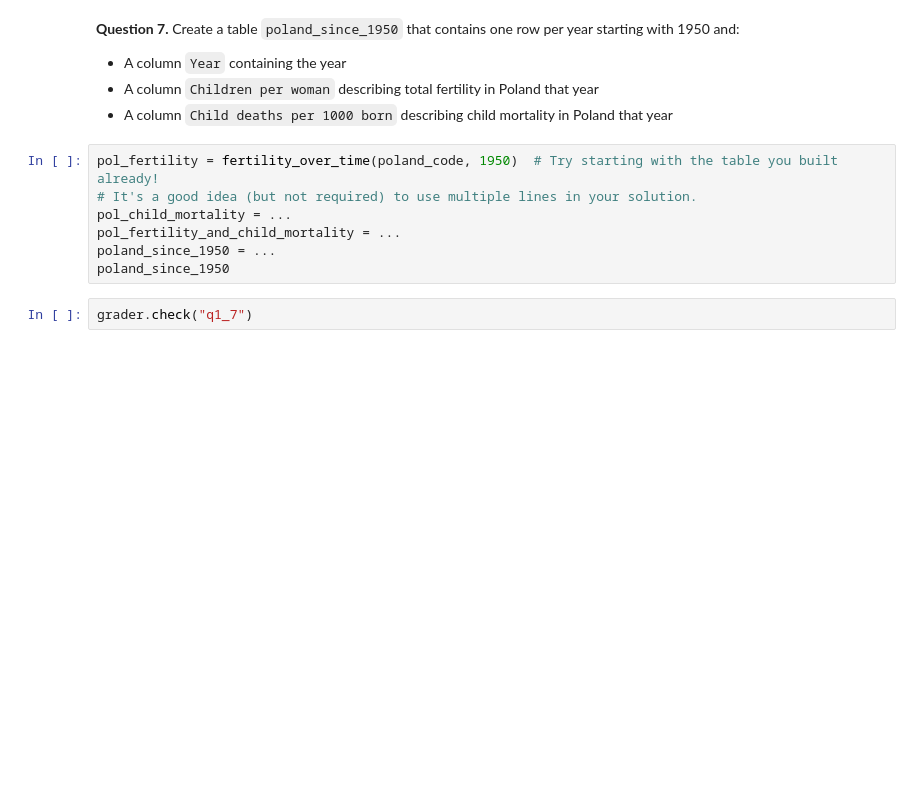
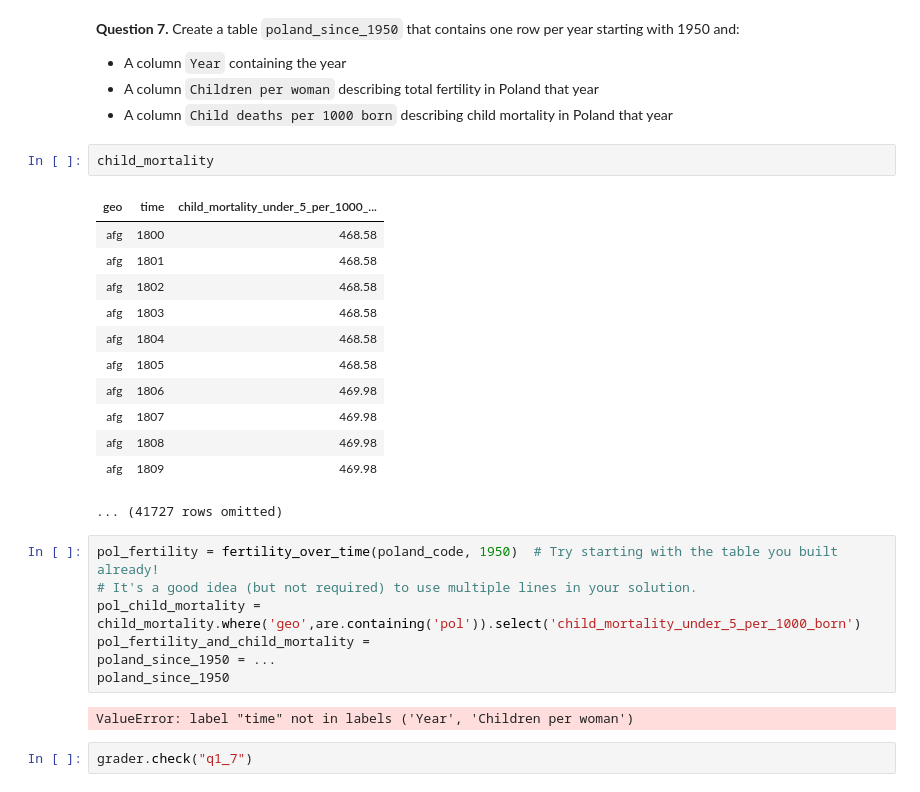
Before and after one commit to cplahn/cplahn_DATA_Fall, a Jupyter notebook: project1/project1.ipynb, the cells around one changed output. Saved outputs shown, nothing was run; the diff lists cells and outputs as text; blank space fills up the shorter version.

```diff
--- a/project1/project1.ipynb
+++ b/project1/project1.ipynb
@@ -298,13 +292,30 @@ It has been [observed](https://www.ageing.ox.ac.uk/download/143) that lower fert
 - A column `Year` containing the year
 - A column `Children per woman` describing total fertility in Poland that year
 - A column `Child deaths per 1000 born` describing child mortality in Poland that year
+# %%
+child_mortality
+# %% [output]
+| geo | time | child_mortality_under_5_per_1000_... |
+| afg | 1800 | 468.58 |
+| afg | 1801 | 468.58 |
+| afg | 1802 | 468.58 |
+| afg | 1803 | 468.58 |
+| afg | 1804 | 468.58 |
+| afg | 1805 | 468.58 |
+| afg | 1806 | 469.98 |
+| afg | 1807 | 469.98 |
+| afg | 1808 | 469.98 |
+| afg | 1809 | 469.98 |
+... (41727 rows omitted)
 # %%
 pol_fertility = fertility_over_time(poland_code, 1950)  # Try starting with the table you built already!
 # It's a good idea (but not required) to use multiple lines in your solution.
-pol_child_mortality = ...
-pol_fertility_and_child_mortality = ...
+pol_child_mortality = child_mortality.where('geo',are.containing('pol')).select('child_mortality_under_5_per_1000_born')
+pol_fertility_and_child_mortality =
 poland_since_1950 = ...
 poland_since_1950
+# %% [output]
+ValueError: label "time" not in labels ('Year', 'Children per woman')
 # %%
 grader.check("q1_7")
 # %% [markdown]
```
Also changed, not shown: parts of 6 cells of this notebook, 1 other file.
